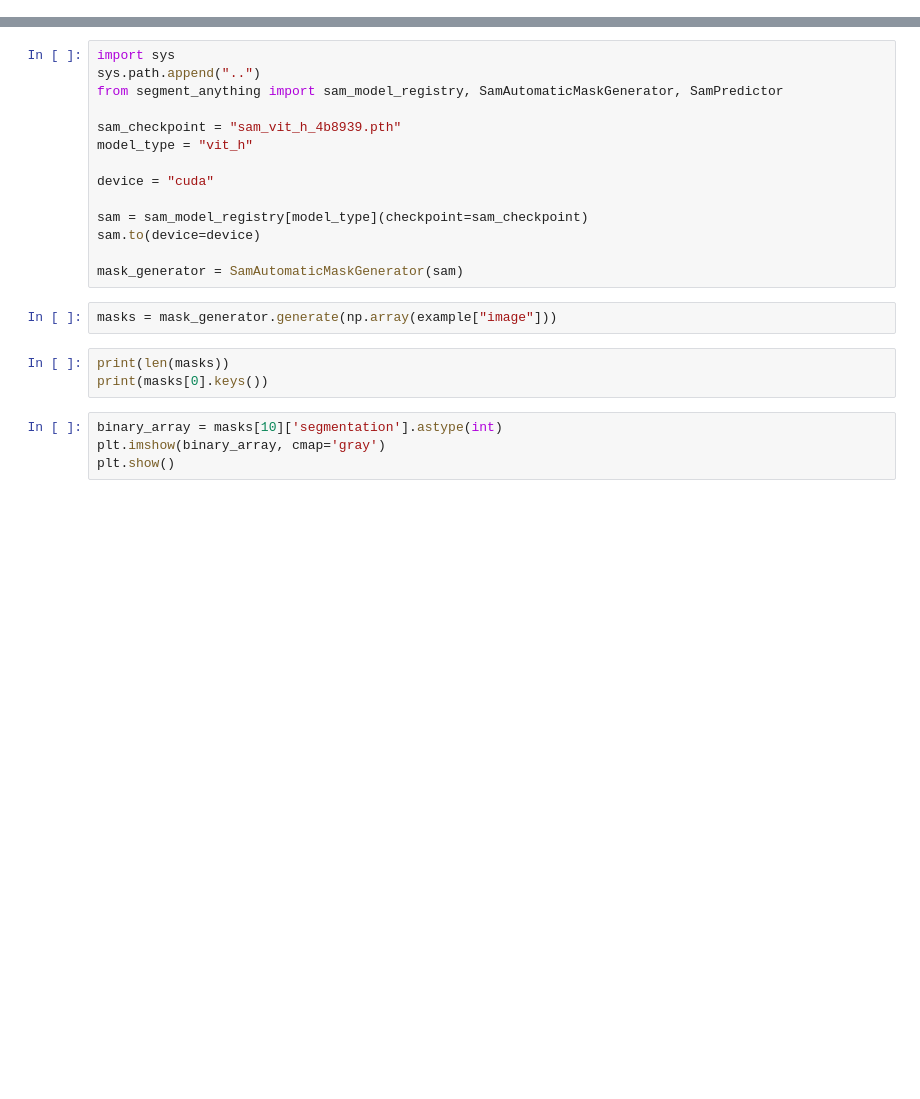
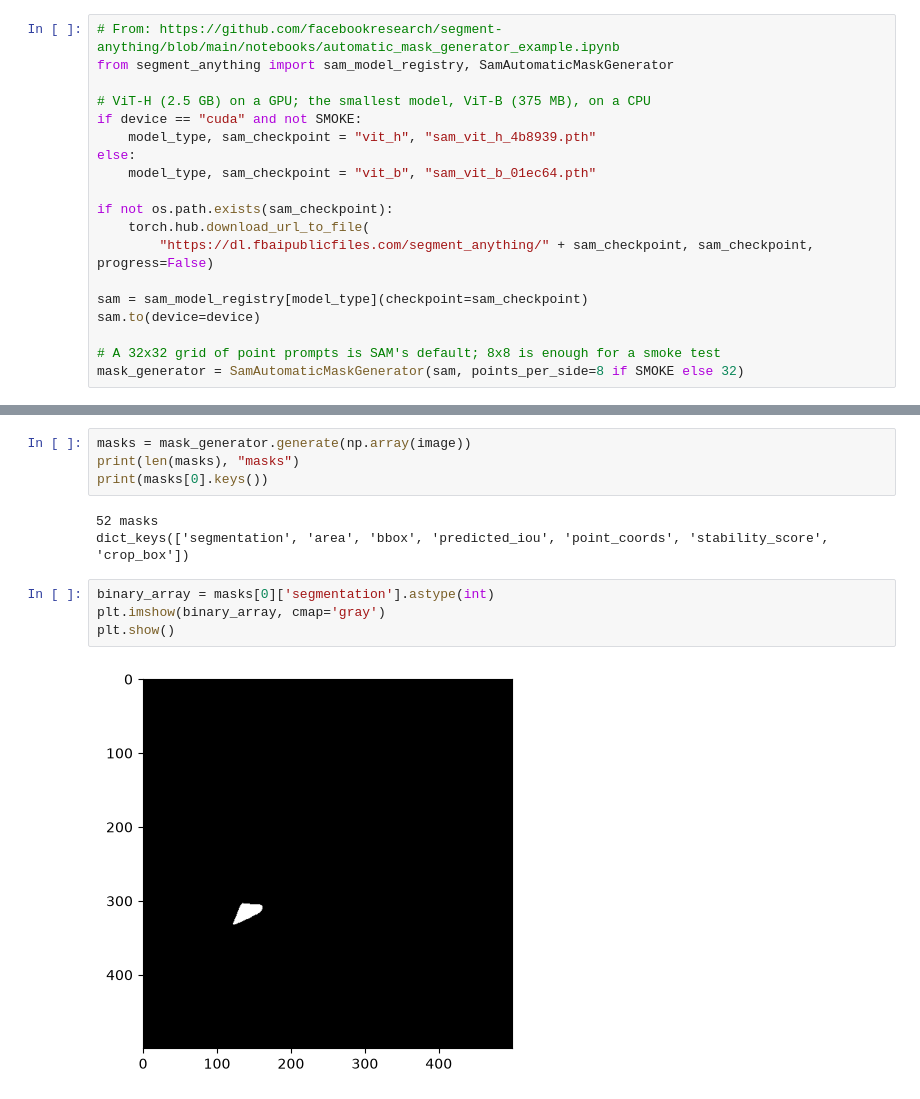
Before and after one commit to lemay-ai/CEG4195-SEG4180, a Jupyter notebook: week7-segment_houses_smartly.ipynb, the cells around one changed output, grey strips where cells are left out. Cells and saved outputs as stored; diff of their text form; blank space fills up the shorter version.

```diff
--- a/week7-segment_houses_smartly.ipynb
+++ b/week7-segment_houses_smartly.ipynb
@@ -67 +79,20 @@ if using_colab:
+# %%
+# From: https://github.com/facebookresearch/segment-anything/blob/main/notebooks/automatic_mask_generator_example.ipynb
+from segment_anything import sam_model_registry, SamAutomaticMaskGenerator
+
+# ViT-H (2.5 GB) on a GPU; the smallest model, ViT-B (375 MB), on a CPU
+if device == "cuda" and not SMOKE:
+    model_type, sam_checkpoint = "vit_h", "sam_vit_h_4b8939.pth"
+else:
+    model_type, sam_checkpoint = "vit_b", "sam_vit_b_01ec64.pth"
+
+if not os.path.exists(sam_checkpoint):
+    torch.hub.download_url_to_file(
+        "https://dl.fbaipublicfiles.com/segment_anything/" + sam_checkpoint, sam_checkpoint, progress=False)
+
+sam = sam_model_registry[model_type](checkpoint=sam_checkpoint)
+sam.to(device=device)
+
+# A 32x32 grid of point prompts is SAM's default; 8x8 is enough for a smoke test
+mask_generator = SamAutomaticMaskGenerator(sam, points_per_side=8 if SMOKE else 32)
 # %%
@@ -83,28 +109,18 @@ def show_anns(anns):
         color_mask = np.concatenate([np.random.random(3), [0.35]])
         img[m] = color_mask
     ax.imshow(img)
-# %%
-import sys
-sys.path.append("..")
-from segment_anything import sam_model_registry, SamAutomaticMaskGenerator, SamPredictor
-
-sam_checkpoint = "sam_vit_h_4b8939.pth"
-model_type = "vit_h"
-
-device = "cuda"
-
-sam = sam_model_registry[model_type](checkpoint=sam_checkpoint)
-sam.to(device=device)
-
-mask_generator = SamAutomaticMaskGenerator(sam)
 # %%
-masks = mask_generator.generate(np.array(example["image"]))
+masks = mask_generator.generate(np.array(image))
+print(len(masks), "masks")
+print(masks[0].keys())
+# %% [output]
+52 masks
+dict_keys(['segmentation', 'area', 'bbox', 'predicted_iou', 'point_coords', 'stability_score', 'crop_box'])
-# %%
-print(len(masks))
-print(masks[0].keys())
 # %%
-binary_array = masks[10]['segmentation'].astype(int)
+binary_array = masks[0]['segmentation'].astype(int)
 plt.imshow(binary_array, cmap='gray')
 plt.show()
+# %% [output]
+[figure, added]
 # %%
 for m in masks:
```
Also changed, not shown: parts of 20 cells of this notebook, 55 other files.
